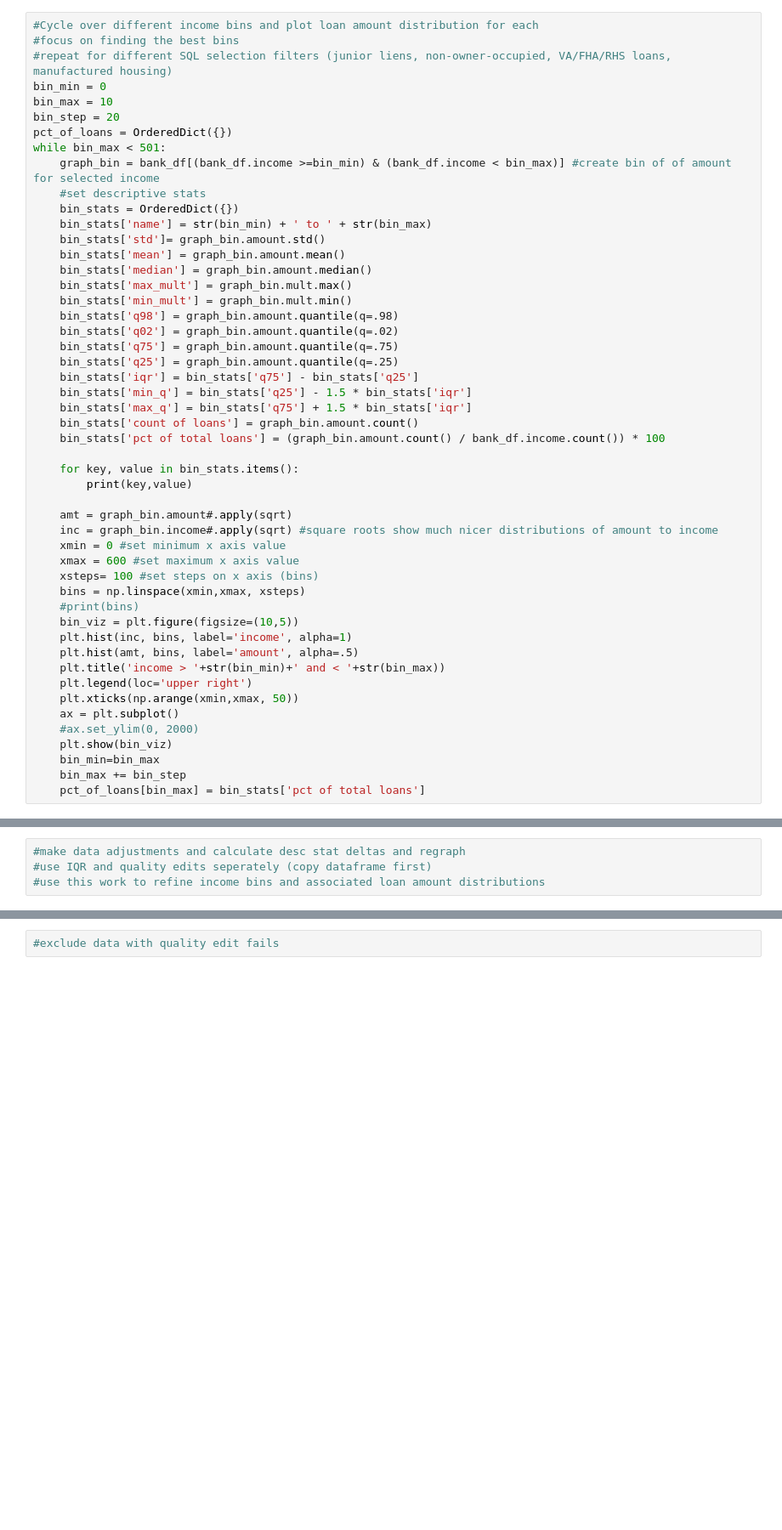
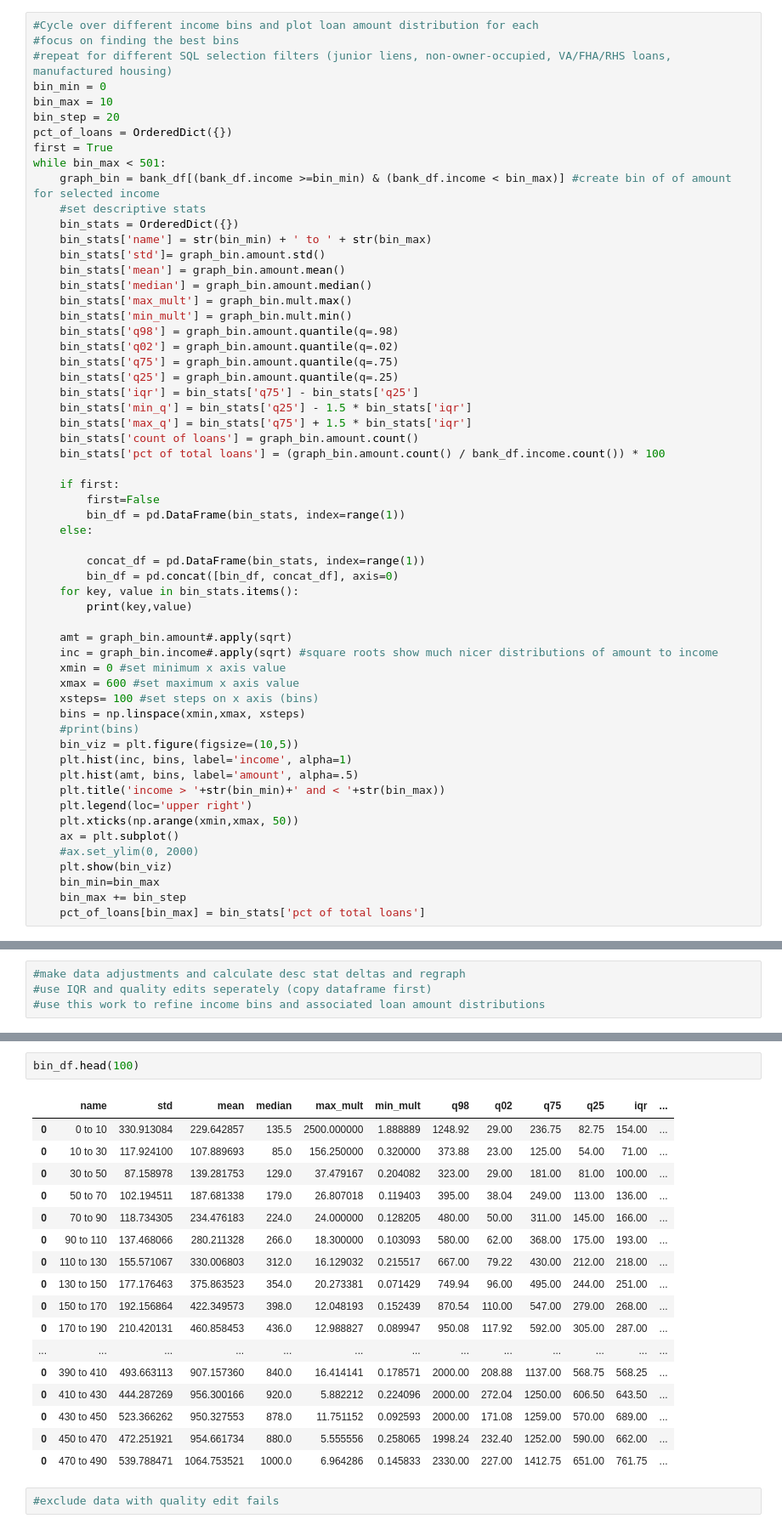
Before and after one commit to Kibrael/Edits, a Jupyter notebook: single_bank_viz.ipynb, the cells around one changed output, grey strips where cells are left out. Shown at 85% size. Drawn from its saved outputs; the diff is of its cells as text; blank space fills up the shorter version.

```diff
--- a/single_bank_viz.ipynb
+++ b/single_bank_viz.ipynb
@@ -265,6 +265,7 @@ bin_min = 0
 bin_max = 10
 bin_step = 20
 pct_of_loans = OrderedDict({})
+first = True
 while bin_max < 501:
     graph_bin = bank_df[(bank_df.income >=bin_min) & (bank_df.income < bin_max)] #create bin of of amount for selected income
     #set descriptive stats
@@ -285,6 +286,13 @@ while bin_max < 501:
     bin_stats['count of loans'] = graph_bin.amount.count()
     bin_stats['pct of total loans'] = (graph_bin.amount.count() / bank_df.income.count()) * 100
 
+    if first:
+        first=False
+        bin_df = pd.DataFrame(bin_stats, index=range(1))
+    else:
+
+        concat_df = pd.DataFrame(bin_stats, index=range(1))
+        bin_df = pd.concat([bin_df, concat_df], axis=0)
     for key, value in bin_stats.items():
         print(key,value)
 
@@ -423,2 +436,22 @@ plt.plot(x,y)
+# %%
+bin_df.head(100)
+# %% [output]
+|  | name | std | mean | median | max_mult | min_mult | q98 | q02 | q75 | q25 | iqr | ... |
+| 0 | 0 to 10 | 330.913084 | 229.642857 | 135.5 | 2500.000000 | 1.888889 | 1248.92 | 29.00 | 236.75 | 82.75 | 154.00 | ... |
+| 0 | 10 to 30 | 117.924100 | 107.889693 | 85.0 | 156.250000 | 0.320000 | 373.88 | 23.00 | 125.00 | 54.00 | 71.00 | ... |
+| 0 | 30 to 50 | 87.158978 | 139.281753 | 129.0 | 37.479167 | 0.204082 | 323.00 | 29.00 | 181.00 | 81.00 | 100.00 | ... |
+| 0 | 50 to 70 | 102.194511 | 187.681338 | 179.0 | 26.807018 | 0.119403 | 395.00 | 38.04 | 249.00 | 113.00 | 136.00 | ... |
+| 0 | 70 to 90 | 118.734305 | 234.476183 | 224.0 | 24.000000 | 0.128205 | 480.00 | 50.00 | 311.00 | 145.00 | 166.00 | ... |
+| 0 | 90 to 110 | 137.468066 | 280.211328 | 266.0 | 18.300000 | 0.103093 | 580.00 | 62.00 | 368.00 | 175.00 | 193.00 | ... |
+| 0 | 110 to 130 | 155.571067 | 330.006803 | 312.0 | 16.129032 | 0.215517 | 667.00 | 79.22 | 430.00 | 212.00 | 218.00 | ... |
+| 0 | 130 to 150 | 177.176463 | 375.863523 | 354.0 | 20.273381 | 0.071429 | 749.94 | 96.00 | 495.00 | 244.00 | 251.00 | ... |
+| 0 | 150 to 170 | 192.156864 | 422.349573 | 398.0 | 12.048193 | 0.152439 | 870.54 | 110.00 | 547.00 | 279.00 | 268.00 | ... |
+| 0 | 170 to 190 | 210.420131 | 460.858453 | 436.0 | 12.988827 | 0.089947 | 950.08 | 117.92 | 592.00 | 305.00 | 287.00 | ... |
+| ... | ... | ... | ... | ... | ... | ... | ... | ... | ... | ... | ... | ... |
+| 0 | 390 to 410 | 493.663113 | 907.157360 | 840.0 | 16.414141 | 0.178571 | 2000.00 | 208.88 | 1137.00 | 568.75 | 568.25 | ... |
+| 0 | 410 to 430 | 444.287269 | 956.300166 | 920.0 | 5.882212 | 0.224096 | 2000.00 | 272.04 | 1250.00 | 606.50 | 643.50 | ... |
+| 0 | 430 to 450 | 523.366262 | 950.327553 | 878.0 | 11.751152 | 0.092593 | 2000.00 | 171.08 | 1259.00 | 570.00 | 689.00 | ... |
+| 0 | 450 to 470 | 472.251921 | 954.661734 | 880.0 | 5.555556 | 0.258065 | 1998.24 | 232.40 | 1252.00 | 590.00 | 662.00 | ... |
+| 0 | 470 to 490 | 539.788471 | 1064.753521 | 1000.0 | 6.964286 | 0.145833 | 2330.00 | 227.00 | 1412.75 | 651.00 | 761.75 | ... |
 # %%
 #exclude data with quality edit fails
```
Also changed, not shown: parts of 1 cell of this notebook, 3 other files.
